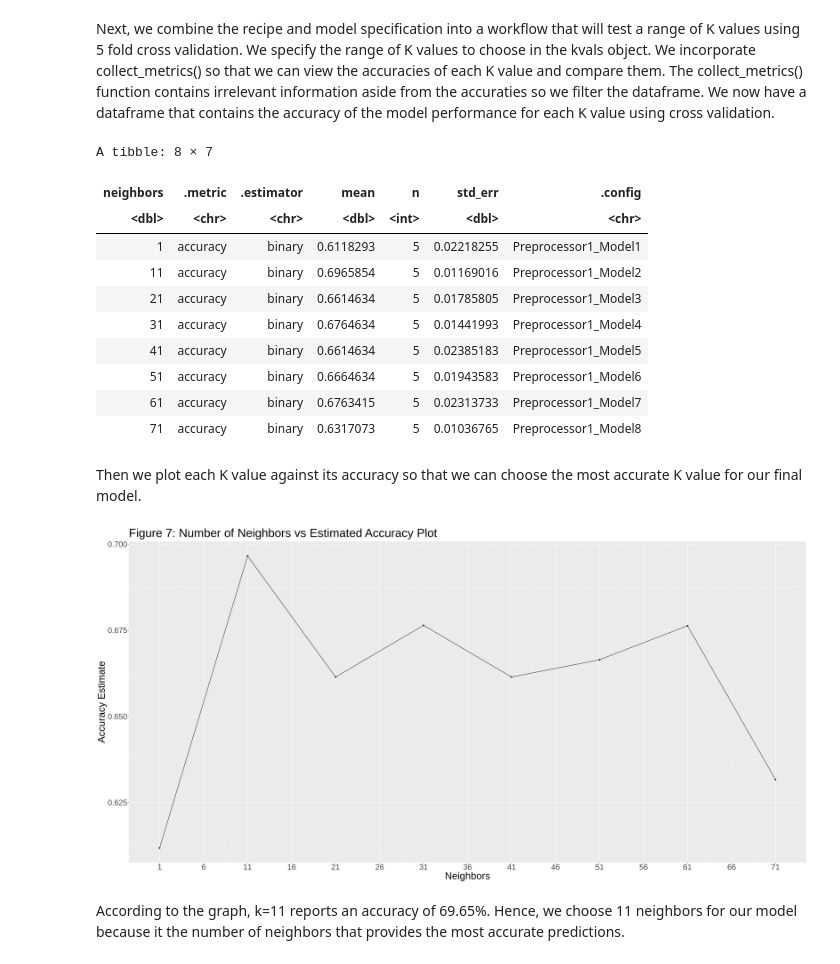
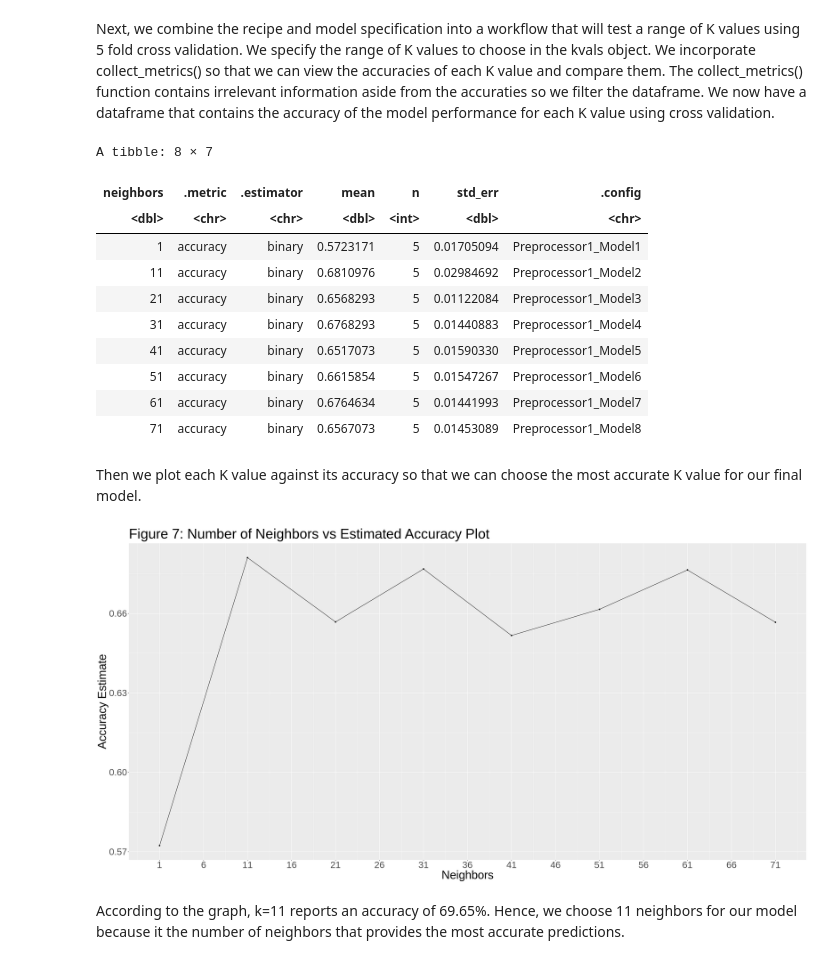
Before and after one commit to julieklipp/Project-Proposal, a Jupyter notebook: Project Report Final.ipynb, the cells around one changed output. Saved outputs shown, nothing was run; the diff lists cells and outputs as text; code cells hidden in the pictures.

```diff
--- a/Project Report Final.ipynb
+++ b/Project Report Final.ipynb
@@ -269,7 +271,7 @@ A tibble: 6 × 3
 # %% [markdown]
 We must first create a recipe that will center and scale the training data. This ensures that each predictor variable contributes equally to the model classifications by giving the observations a standard deviation of 1 and a mean of 0. We do not choose to include upsampling to balance the ratio of observations because our preliminary analysis shows that 62% of the observations do not have heart disease (value 0) compared to 37% that have heart disease (value 0) which is relatively balanced and will not significantly impact the model.
 # %%
-heart_recipe <- recipe(diagnosis ~ age + max_heart_rate, data = new_train) |>
+heart_recipe <- recipe(diagnosis ~ age + max_heart_rate, data = heart_train) |>
     step_scale(all_predictors()) |>
     step_center(all_predictors())
 heart_recipe
@@ -321,29 +323,29 @@ knn_results
 A tibble: 8 × 7
 | neighbors | .metric | .estimator | mean | n | std_err | .config |
 | <dbl> | <chr> | <chr> | <dbl> | <int> | <dbl> | <chr> |
-| 1 | accuracy | binary | 0.6118293 | 5 | 0.02218255 | Preprocessor1_Model1 |
-| 11 | accuracy | binary | 0.6965854 | 5 | 0.01169016 | Preprocessor1_Model2 |
-| 21 | accuracy | binary | 0.6614634 | 5 | 0.01785805 | Preprocessor1_Model3 |
-| 31 | accuracy | binary | 0.6764634 | 5 | 0.01441993 | Preprocessor1_Model4 |
-| 41 | accuracy | binary | 0.6614634 | 5 | 0.02385183 | Preprocessor1_Model5 |
-| 51 | accuracy | binary | 0.6664634 | 5 | 0.01943583 | Preprocessor1_Model6 |
-| 61 | accuracy | binary | 0.6763415 | 5 | 0.02313733 | Preprocessor1_Model7 |
-| 71 | accuracy | binary | 0.6317073 | 5 | 0.01036765 | Preprocessor1_Model8 |
+| 1 | accuracy | binary | 0.5723171 | 5 | 0.01705094 | Preprocessor1_Model1 |
+| 11 | accuracy | binary | 0.6810976 | 5 | 0.02984692 | Preprocessor1_Model2 |
+| 21 | accuracy | binary | 0.6568293 | 5 | 0.01122084 | Preprocessor1_Model3 |
+| 31 | accuracy | binary | 0.6768293 | 5 | 0.01440883 | Preprocessor1_Model4 |
+| 41 | accuracy | binary | 0.6517073 | 5 | 0.01590330 | Preprocessor1_Model5 |
+| 51 | accuracy | binary | 0.6615854 | 5 | 0.01547267 | Preprocessor1_Model6 |
+| 61 | accuracy | binary | 0.6764634 | 5 | 0.01441993 | Preprocessor1_Model7 |
+| 71 | accuracy | binary | 0.6567073 | 5 | 0.01453089 | Preprocessor1_Model8 |
 # %% [markdown]
 Then we plot each K value against its accuracy so that we can choose the most accurate K value for our final model.
 # %%
 options(repr.plot.width = 30, repr.plot.height = 15)
 
 accuracy_vs_k <- ggplot(knn_results, aes(x = neighbors, y = mean)) +
     geom_point() +
     geom_line() +
     labs(x = "Neighbors", y = "Accuracy Estimate") +
     ggtitle("Figure 7: Number of Neighbors vs Estimated Accuracy Plot") +
     scale_x_continuous(breaks = seq(from = 1, to = 80, by = 5)) +
-    theme(text = element_text(size = 30))
+    theme(text = element_text(size = 35))
 accuracy_vs_k
 # %% [output]
-[figure, old version]
+[figure, new version]
 # %% [markdown]
 According to the graph, k=11 reports an accuracy of 69.65%. Hence, we choose 11 neighbors for our model because it the number of neighbors that provides the most accurate predictions.
 # %% [markdown]
```
Also changed, not shown: parts of 6 cells of this notebook.
